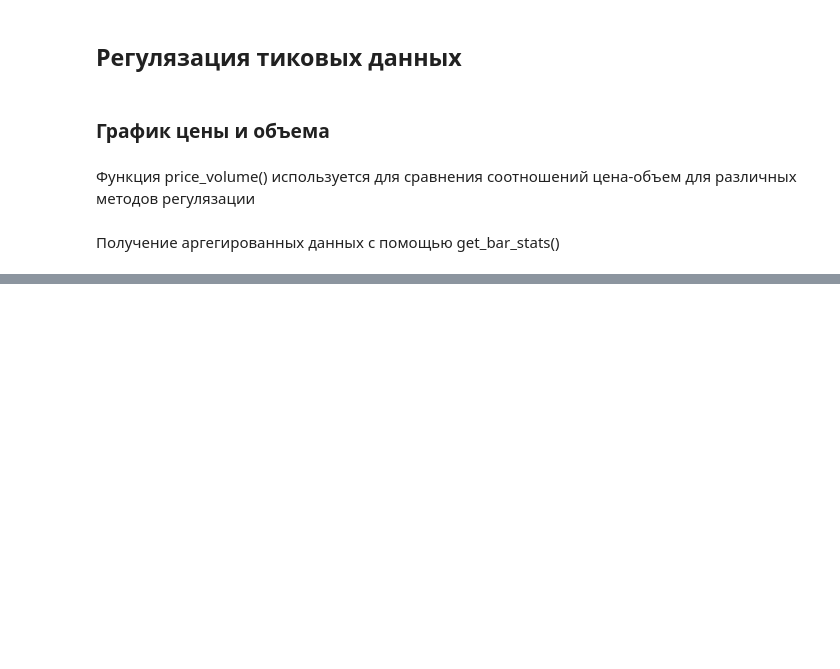
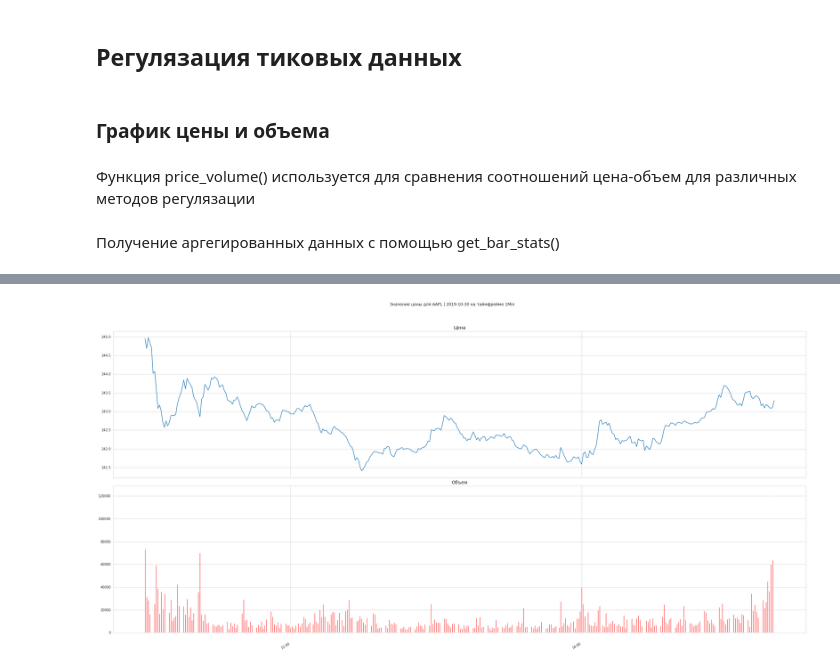
Before and after one commit to KarimEG45/MachineLearningTrading, a Jupyter notebook: 02_market_and_fundamental_data/01_NASDAQ_TotalView-ITCH_Order_Book/my_03_normalize_tick.ipynb, the cells around one changed output, grey strips where cells are left out. Saved outputs shown, nothing was run; the diff lists cells and outputs as text; code cells hidden in the pictures; blank space fills up the shorter version.

```diff
--- a/02_market_and_fundamental_data/01_NASDAQ_TotalView-ITCH_Order_Book/my_03_normalize_tick.ipynb
+++ b/02_market_and_fundamental_data/01_NASDAQ_TotalView-ITCH_Order_Book/my_03_normalize_tick.ipynb
@@ -121,9 +120,9 @@ NormaltestResult(statistic=20684.40456159484, pvalue=0.0)
 Функция price_volume() используется для сравнения соотношений цена-объем для различных методов регулязации
 # %%
 def price_volume(df, price='vwap', vol='vol', subtitle=title):
-    fig, axes = plt.subplots(nrows=2, sharex=True, figsize=(15, 8))
+    fig, axes = plt.subplots(nrows=2, sharex=True, figsize=(30, 15))
     axes[0].plot(df.index, df[price])
-    axes[1].bar(df.index, df[vol], width=1/(5*len(df.index)), color='r')
+    axes[1].bar(df.index, df[vol], width=1/(10*len(df.index)), color='r')
 
     #форматирование
     xfmt = mpl.dates.DateFormatter('%H:%M')
@@ -133,7 +132,7 @@ def price_volume(df, price='vwap', vol='vol', subtitle=title):
     axes[0].set_title('Цена', fontsize=14)
     axes[1].set_title('Объем', fontsize=14)
     fig.autofmt_xdate()
-    fig.suptitle(suptitle)
+    fig.suptitle(subtitle)
     fig.tight_layout()
     plt.subplots_adjust(top=0.9);
 # %% [markdown]
@@ -154,2 +174,4 @@ normaltest(time_bars.vwap.pct_change().dropna())
 # %%
-price_volume(time_bars, subtitle=f'Значение цены для {title} на таймфрейме {time_frame}')             fname
+price_volume(time_bars, subtitle=f'Time Bars | {title} | на таймфрейме {time_frame}')
+# %% [output]
+[figure, added]
```
Also changed, not shown: parts of 18 cells of this notebook.
